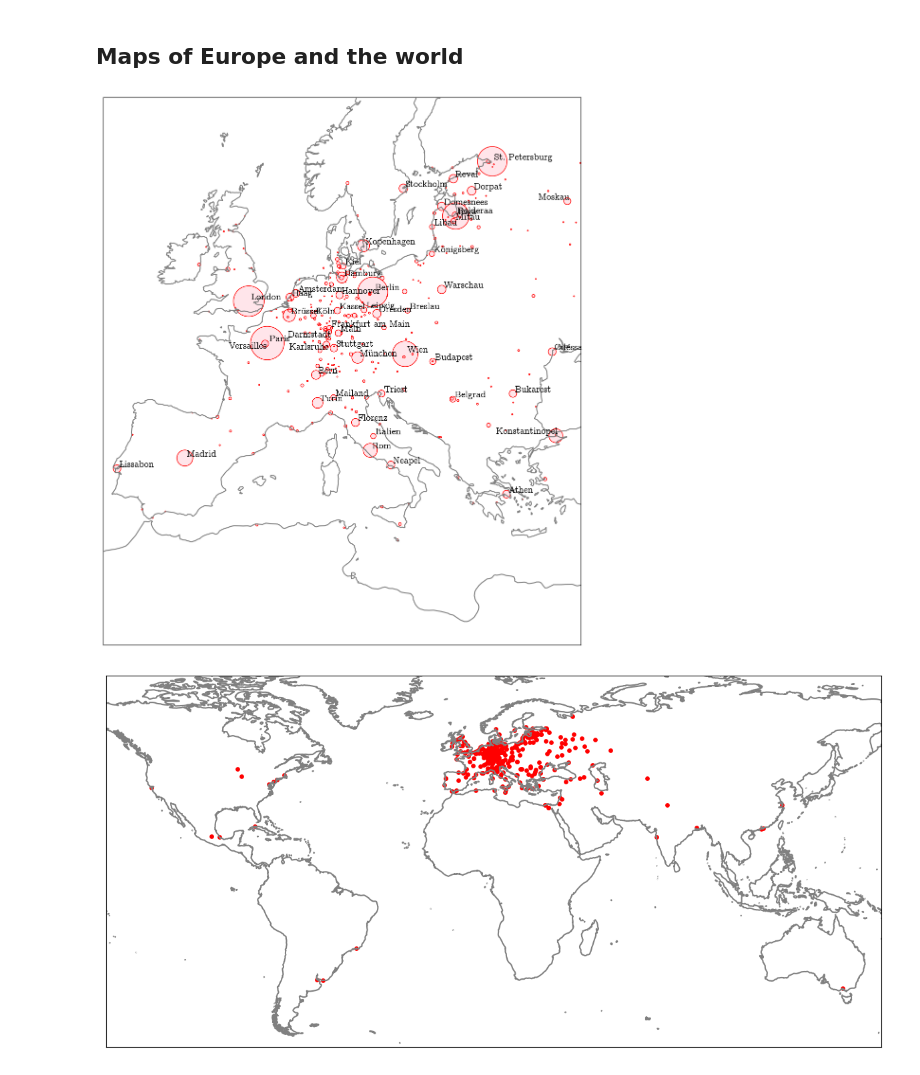
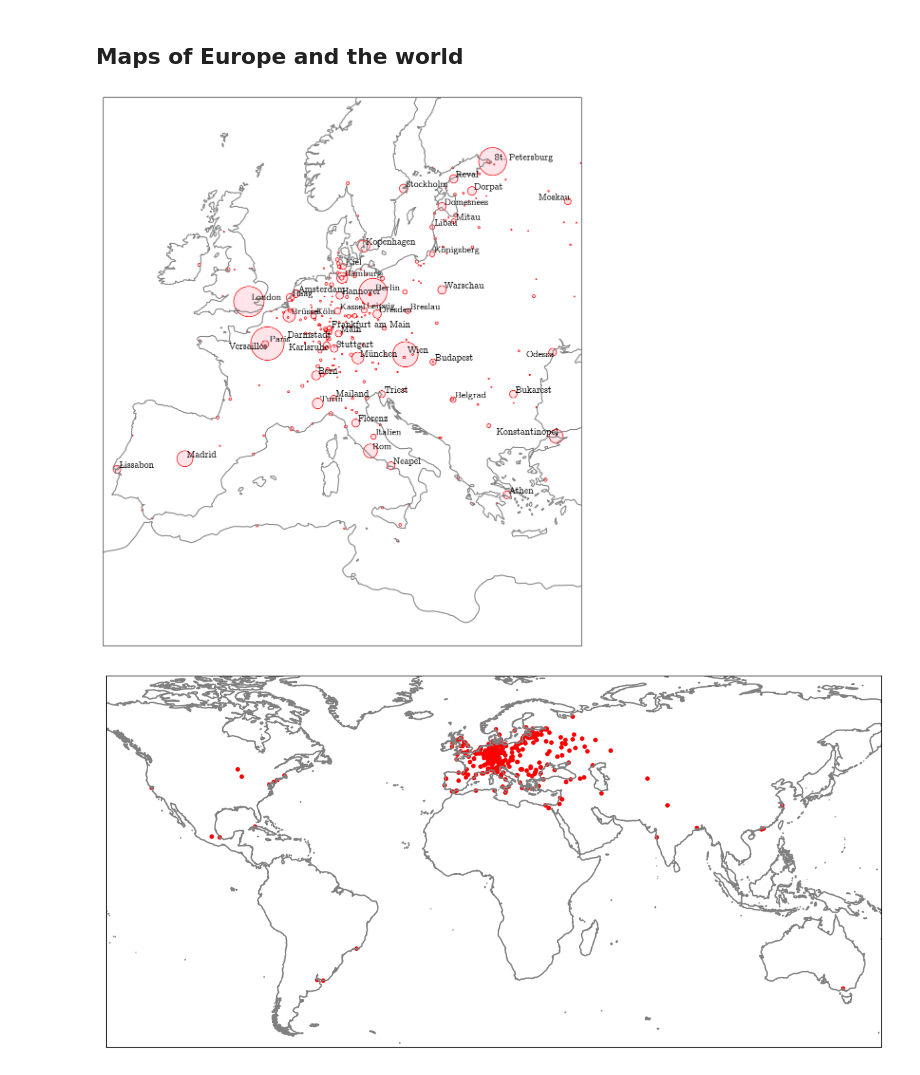
Before and after one commit to krkryger/rigasche-zeitung, a Jupyter notebook: notebooks/spatial.ipynb, the cells around one changed output. Cells and saved outputs as stored; diff of their text form; code cells hidden in the pictures.

```diff
--- a/notebooks/spatial.ipynb
+++ b/notebooks/spatial.ipynb
@@ -22,6 +23,6 @@ main_df = main_df[main_df.delta.isin(range(0,120))]
 # %%
 # coordinates
-places = pd.read_csv('../data/places/places_new.tsv', sep='\t', encoding='utf8')
+places = pd.read_csv('../data/places/places_new.tsv', sep='\t', encoding='utf8', index_col='Unnamed: 0')
 #places['freq'] = [len(main_df[main_df.placename==name]) for name in places.placename]
 # %%
 # average times for all locations by year
@@ -125,13 +174,13 @@ def plot_europe(gdf, land, min_freq, savepath=None):
 
     land.boundary.plot(ax=ax, color='grey')
 
-    gdf.plot(ax=ax, markersize=gdf['freq']/10, edgecolor='red', facecolor=(1, 0, 0.2, 0.1))
+    gdf.plot(ax=ax, markersize=gdf['total_freq']/10, edgecolor='red', facecolor=(1, 0, 0.2, 0.1))
 
-    for x, y, freq, label in zip(gdf.geometry.x, gdf.geometry.y, gdf.freq, gdf.placename):
+    for x, y, freq, label in zip(gdf.geometry.x, gdf.geometry.y, gdf.total_freq, gdf.placename):
         if freq > min_freq:
             if x > 1560320:
                 ax.annotate(label, xy=(x, y), xytext=(3, 3), textcoords="offset points", ha='right', fontsize=14)
-            elif label in ['Versailles', 'Karlsruhe', 'Darmstadt']:
+            elif label in ['Versailles', 'Karlsruhe', 'Darmstadt', 'Odessa']:
                 ax.annotate(label, xy=(x, y-50000), xytext=(3, 3), textcoords="offset points", ha='right', fontsize=14)
             else:
                 ax.annotate(label, xy=(x, y), xytext=(3, 3), textcoords="offset points", fontsize=14)
@@ -153,16 +202,14 @@ def plot_europe(gdf, land, min_freq, savepath=None):
         plt.savefig(savepath, bbox_inches='tight')
 
     plt.show()
-
-
-plot_europe(gdf_base, land, 500)
-#savepath='../references/images/europe.png')
-# %% [output]
-[figure, removed]
 # %%
 # import world map
 land = gpd.read_file('../qgis/shapefiles/ne_50m_land.zip')
 land.to_crs(crs='ESRI:102014', inplace=True)
+# %%
+plot_europe(gdf_base, land, 500, savepath='../references/images/europe.png')
+# %% [output]
+[figure, added]
 # %%
 def plot_world(gdf, land, min_freq, savepath=None):
 
```
Also changed, not shown: parts of 20 cells of this notebook.
